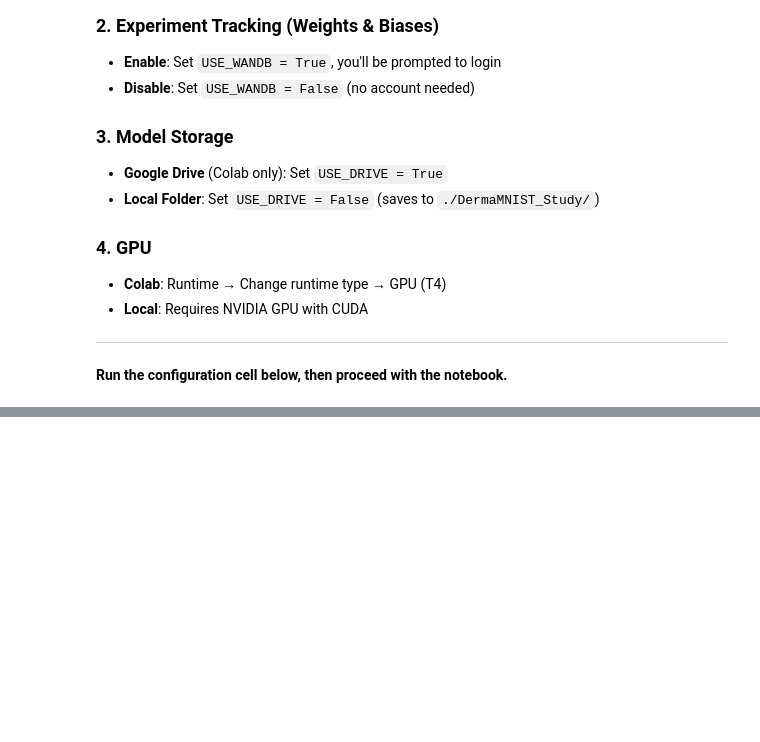
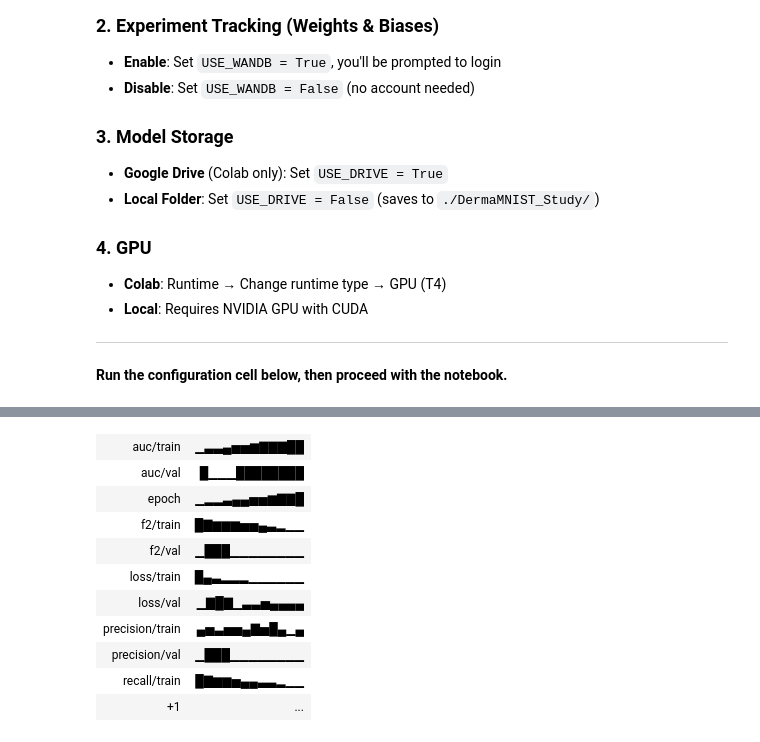
Before and after one commit to gez2code/Binary-Classification-DermaMNIST, a Jupyter notebook: Binary_Classification_DermaMNIST.ipynb, the cells around one changed output, grey strips where cells are left out. Saved outputs shown, nothing was run; the diff lists cells and outputs as text; code cells hidden in the pictures; blank space fills up the shorter version.

```diff
--- a/Binary_Classification_DermaMNIST.ipynb
+++ b/Binary_Classification_DermaMNIST.ipynb
@@ -1810,0 +2513,70 @@ print(f"💾 Model copied to: {final_model_dest}")
+# %%
+# ============================================================================
+# 6d: EFFICIENTNETB0 TRANSFER LEARNING (3 runs)
+# ============================================================================
+print("\n" + "=" * 70)
+print("📦 6d: EFFICIENTNETB0 TRANSFER LEARNING (3 runs)")
+print("=" * 70)
+
+print(f"""
+   EfficientNetB0 Architecture:
+   ├── Parameters: 5.3M (efficient scaling)
+   ├── Uses compound scaling (depth, width, resolution)
+   └── State-of-the-art efficiency
+
+   Fine-tuning strategies:
+   ├── frozen:  All layers frozen (feature extraction only)
+   ├── partial: Last 100 layers trainable
+   └── full:    All layers trainable
+
+   Note: Lower LR (0.0001) and smaller batch (64) for pre-trained weights
+""")
+
+configs_efficientnet = [
+    {
+        'name': f'P1_EfficientNet_frozen_{WEIGHT_TAG}',
+        'architecture': 'transfer',
+        'base_name': 'efficientnet',
+        'description': 'EfficientNetB0 Frozen (feature extraction)',
+        'dropout': 0.5,
+        'dense_units': 256,
+        'unfreeze_layers': 0,  # All frozen
+        'learning_rate': 0.0005,  # Higher LR ok for frozen base
+        'batch_size': 64,
+        'epochs': 30,
+        'patience': 10,
+    },
+    {
+        'name': f'P1_EfficientNet_partial_{WEIGHT_TAG}',
+        'architecture': 'transfer',
+        'base_name': 'efficientnet',
+        'description': 'EfficientNetB0 Partial (100 layers unfrozen)',
+        'dropout': 0.5,
+        'dense_units': 256,
+        'unfreeze_layers': 100,  # Last 100 layers trainable
+        'learning_rate': 0.0001,  # Lower LR for fine-tuning
+        'batch_size': 64,
+        'epochs': 30,
+        'patience': 10,
+    },
+    {
+        'name': f'P1_EfficientNet_full_{WEIGHT_TAG}',
+        'architecture': 'transfer',
+        'base_name': 'efficientnet',
+        'description': 'EfficientNetB0 Full (all layers unfrozen)',
+        'dropout': 0.5,
+        'dense_units': 256,
+        'unfreeze_layers': None,  # All trainable
+        'learning_rate': 0.0001,  # Lower LR for fine-tuning
+        'batch_size': 64,
+        'epochs': 30,
+        'patience': 10,
+    },
+]
+
+for i, config in enumerate(configs_efficientnet, 1):
+    print(f"\n▶️ EfficientNetB0 [{i}/3] {config['description']}")
+    result = train_experiment(config, data, datagen)
+    phase1_results.append(result)
+    save_to_drive(config['name'], DIR_PHASE_1)
+# %% [output]
@@ -1810,0 +2626,11 @@ print(f"💾 Model copied to: {final_model_dest}")
+| auc/train | ▁▃▃▄▅▅▆▇▇▇██ |
+| auc/val | █▁▁▁████████ |
+| epoch | ▁▂▂▃▄▄▅▅▆▇▇█ |
+| f2/train | █▇▆▆▆▅▅▄▃▂▁▁ |
+| f2/val | ▁███▁▁▁▁▁▁▁▁ |
+| loss/train | █▄▃▂▂▂▁▁▁▁▁▁ |
+| loss/val | ▁▇█▇▁▃▃▅▄▄▄▄ |
+| precision/train | ▄▅▃▅▅▄▇▅█▄▁▄ |
+| precision/val | ▁███▁▁▁▁▁▁▁▁ |
+| recall/train | █▇▆▆▅▄▄▃▃▂▁▁ |
+| +1 | ... |
```
Also changed, not shown: parts of 59 cells of this notebook.
